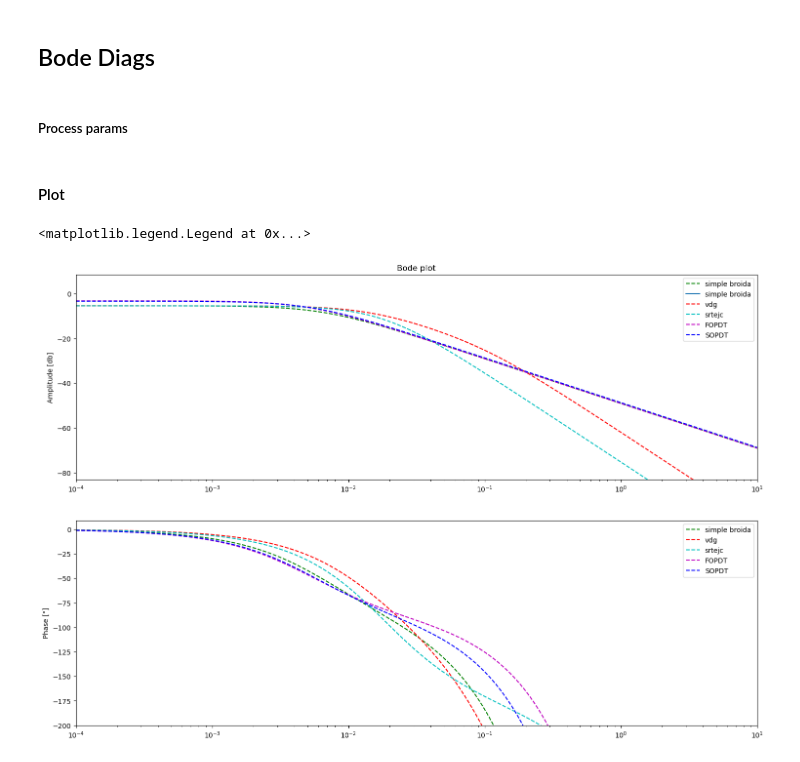
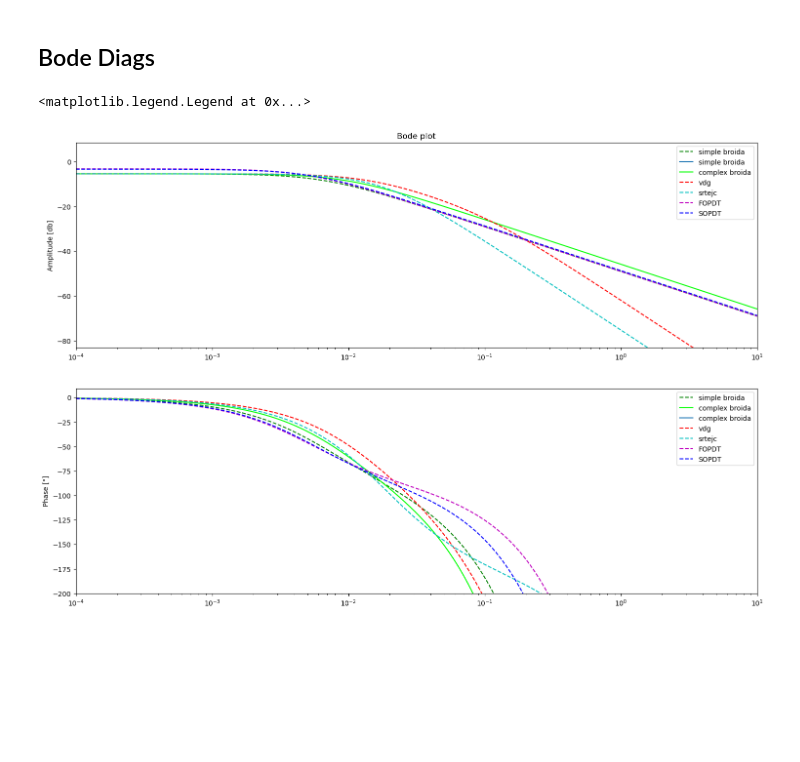
Before and after one commit to DaveTheDudeFromECAM/TCLab_DBR, a Jupyter notebook: dave/Identification.ipynb, the cells around one changed output. Saved outputs shown, nothing was run; the diff lists cells and outputs as text; code cells hidden in the pictures; blank space fills up the shorter version.

```diff
--- a/dave/Identification.ipynb
+++ b/dave/Identification.ipynb
@@ -160,4 +119,2 @@ plt.xlim([0, TSim])
 # %% [markdown]
 ## Bode Diags
-# %% [markdown]
-##### Process params
@@ -205,5 +121,3 @@ P6.parameters['theta'] = theta_P6 = 10.192078303908199
-# %% [markdown]
-#### Plot
 # %%
 omega = np.logspace(-4, 1, 10000)
 
@@ -220,35 +134,34 @@ plt.subplot(2,1,1)
 gain_min = np.min(20*np.log10(np.abs(Ps1)/5))
 gain_max = np.max(20*np.log10(np.abs(Ps1)*5))
 plt.semilogx(omega, 20*np.log10(np.abs(Ps1)), 'g--', linewidth, label='simple broida')
-# Line issue!!
-#plt.semilogx(omega, 20*np.log10(np.abs(Ps2)), 'p--', linewidth, label='complex broida')
+plt.semilogx(omega, 20*np.log10(np.abs(Ps2)), 'lime', label='complex broida')
 plt.semilogx(omega, 20*np.log10(np.abs(Ps3)), 'r--', label='vdg')
 plt.semilogx(omega, 20*np.log10(np.abs(Ps4)), 'c--', label='srtejc')
 plt.semilogx(omega, 20*np.log10(np.abs(Ps5)), 'm--', label='FOPDT')
 plt.semilogx(omega, 20*np.log10(np.abs(Ps6)), 'b--', label='SOPDT')
 
 plt.xlim([np.min(omega), np.max(omega)])
 plt.ylim([gain_min, gain_max])
 plt.ylabel('Amplitude [db]')
 plt.title('Bode plot')
 plt.legend(loc='best')
 
 # Phase
 plt.subplot(2,1,2)
 ph_min = np.min((180/np.pi)*np.unwrap(np.angle(Ps2))) - 10
 ph_max = np.max((180/np.pi)*np.unwrap(np.angle(Ps2))) + 10
 plt.semilogx(omega, (180/np.pi)*np.unwrap(np.angle(Ps1)), 'g--', label='simple broida')
 # Line width issue !!!
-#plt.semilogx(omega, (180/np.pi)*np.unwrap(np.angle(Ps2)), 'p--', linewidth, label='complex broida')
+plt.semilogx(omega, (180/np.pi)*np.unwrap(np.angle(Ps2)), 'lime', linewidth, label='complex broida')
 plt.semilogx(omega, (180/np.pi)*np.unwrap(np.angle(Ps3)), 'r--', label='vdg')
 plt.semilogx(omega, (180/np.pi)*np.unwrap(np.angle(Ps4)), 'c--', label='srtejc')
 plt.semilogx(omega, (180/np.pi)*np.unwrap(np.angle(Ps5)), 'm--', label='FOPDT')
 plt.semilogx(omega, (180/np.pi)*np.unwrap(np.angle(Ps6)), 'b--', label='SOPDT')
 
 plt.xlim([np.min(omega), np.max(omega)])
 plt.ylim([np.max([ph_min, -200]), ph_max])
 plt.ylabel('Phase [°]')
 plt.legend(loc='best')
 # %% [output]
 <matplotlib.legend.Legend at 0x...>
-[figure, old version]
+[figure, new version]
```
Also changed, not shown: parts of 21 cells of this notebook, 11 other files.
